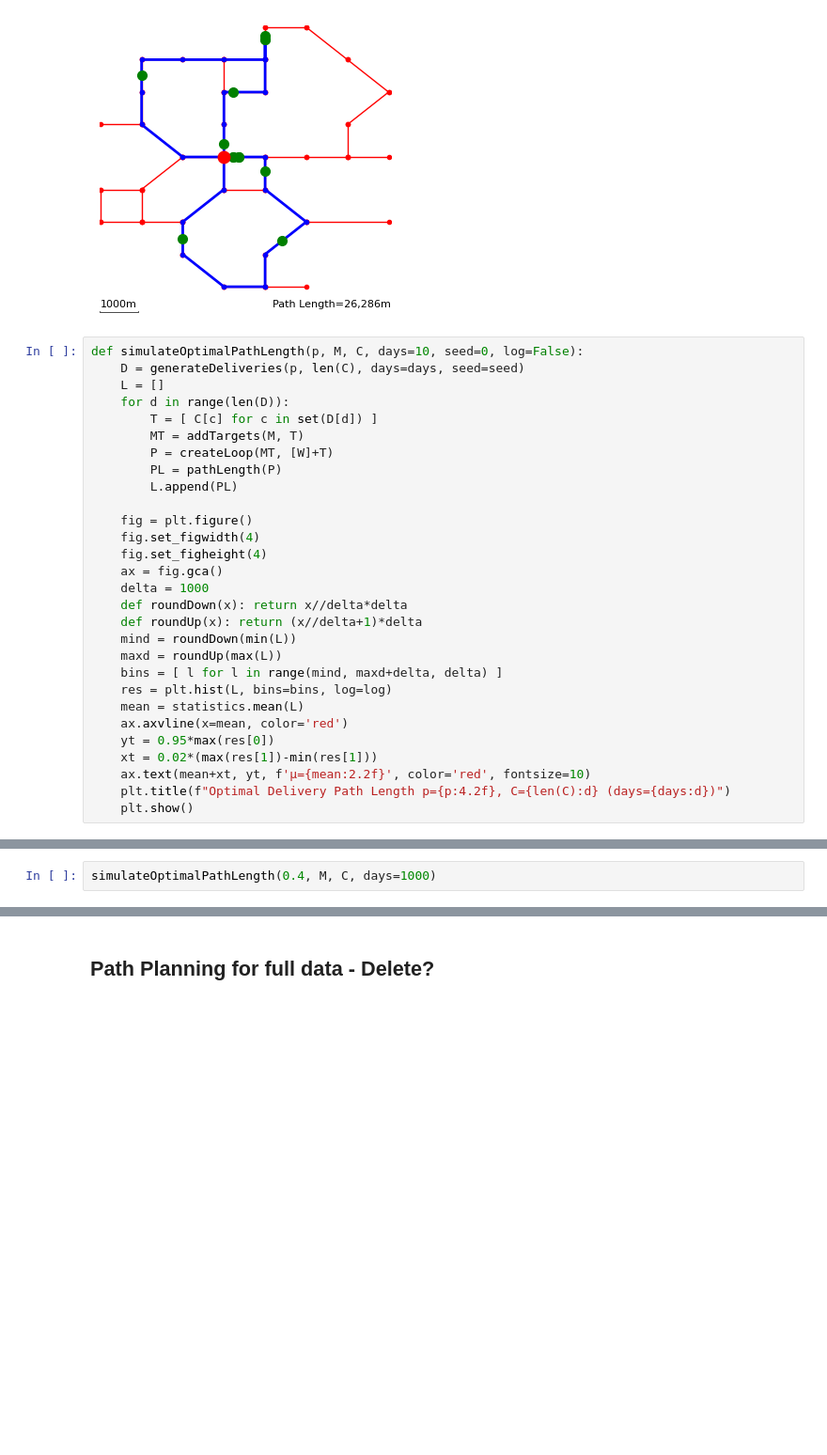
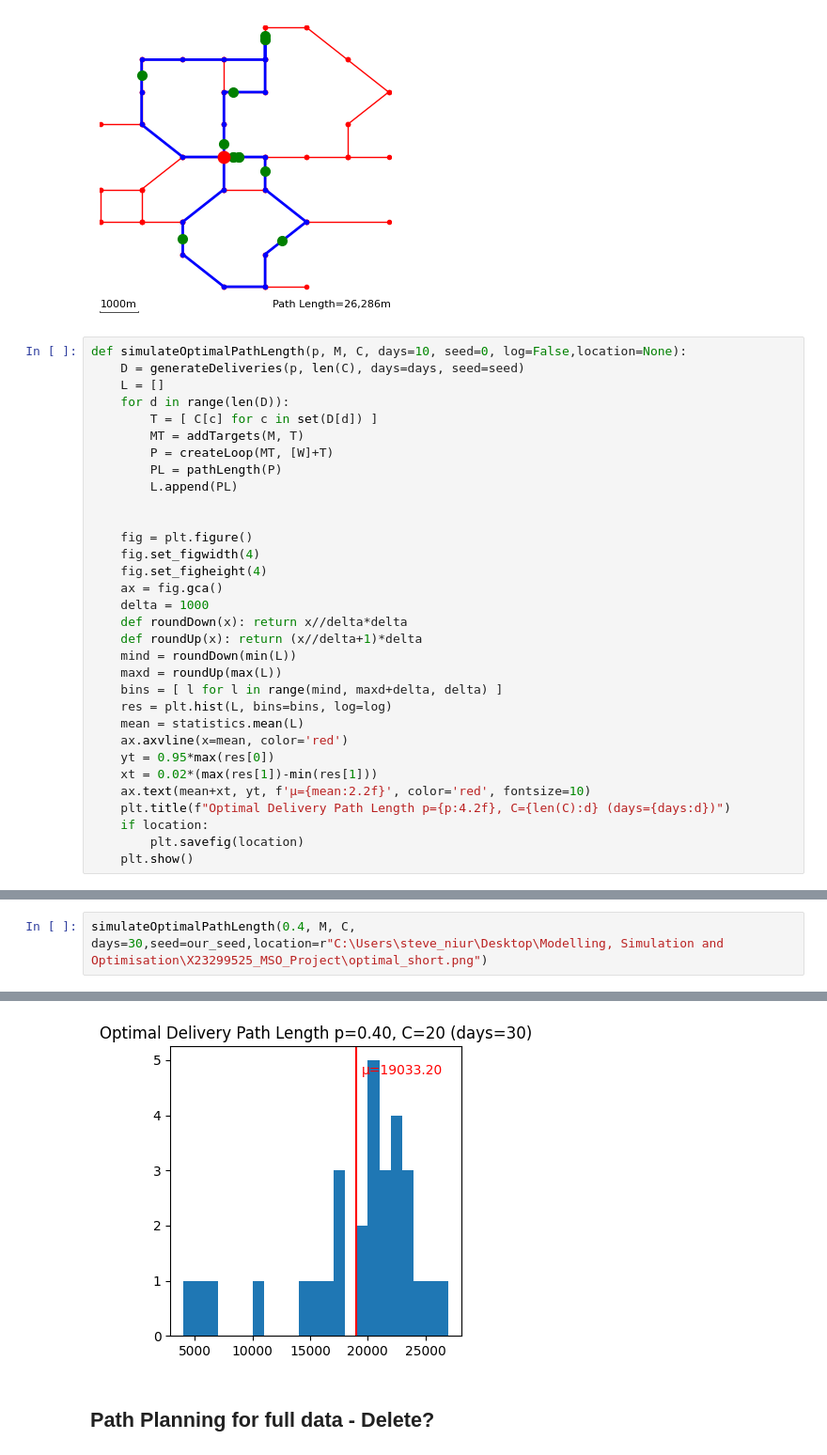
Before and after one commit to StevenTravers-97/Modelling--Simulation-and-Optimisation, a Jupyter notebook: X23299525_MSO_Project/X23299525_MSO_CA.ipynb, the cells around one changed output, grey strips where cells are left out. Shown at 94% size. Cells and saved outputs as stored; diff of their text form; blank space fills up the shorter version.

Commit message:
found seed that worked for optimal

```diff
--- a/X23299525_MSO_Project/X23299525_MSO_CA.ipynb
+++ b/X23299525_MSO_Project/X23299525_MSO_CA.ipynb
@@ -923,7 +923,7 @@ plotMap(MC, T=T, w=W, P=PG, scale=True, text=f"Path Length={pathLength(PG):3,d}m
 # %% [output]
 [figure]
 # %%
-def simulateOptimalPathLength(p, M, C, days=10, seed=0, log=False):
+def simulateOptimalPathLength(p, M, C, days=10, seed=0, log=False,location=None):
     D = generateDeliveries(p, len(C), days=days, seed=seed)
     L = []
     for d in range(len(D)):
@@ -932,6 +932,7 @@ def simulateOptimalPathLength(p, M, C, days=10, seed=0, log=False):
         P = createLoop(MT, [W]+T)
         PL = pathLength(P)
         L.append(PL)
+
 
     fig = plt.figure()
     fig.set_figwidth(4)
@@ -950,5 +951,7 @@ def simulateOptimalPathLength(p, M, C, days=10, seed=0, log=False):
     xt = 0.02*(max(res[1])-min(res[1]))
     ax.text(mean+xt, yt, f'μ={mean:2.2f}', color='red', fontsize=10)
     plt.title(f"Optimal Delivery Path Length p={p:4.2f}, C={len(C):d} (days={days:d})")
+    if location:
+        plt.savefig(location)
     plt.show()
 # %%
@@ -976,2 +979,3 @@ for d in D:
-# %%
-simulateOptimalPathLength(0.4, M, C, days=1000)
+# %%
+simulateOptimalPathLength(0.4, M, C, days=30,seed=our_seed,location=r"C:\Users\steve_niur\Desktop\Modelling, Simulation and Optimisation\X23299525_MSO_Project\optimal_short.png")
+# %% [output]
@@ -978,3 +999,4 @@ simulateOptimalPathLength(0.4, M, C, days=1000)
+[figure, added]
 # %% [markdown]
 ## Path Planning for full data - Delete?
 # %%
```
Also changed, not shown: parts of 2 cells of this notebook, 1 other file.
